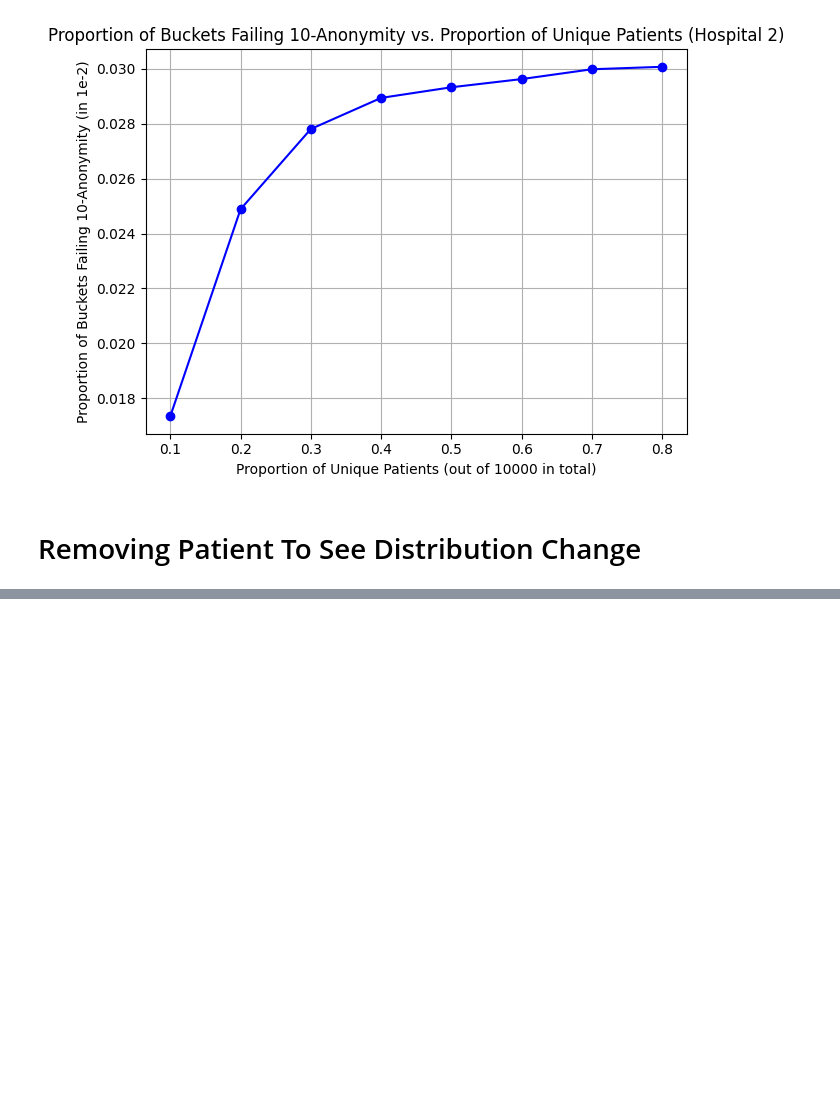
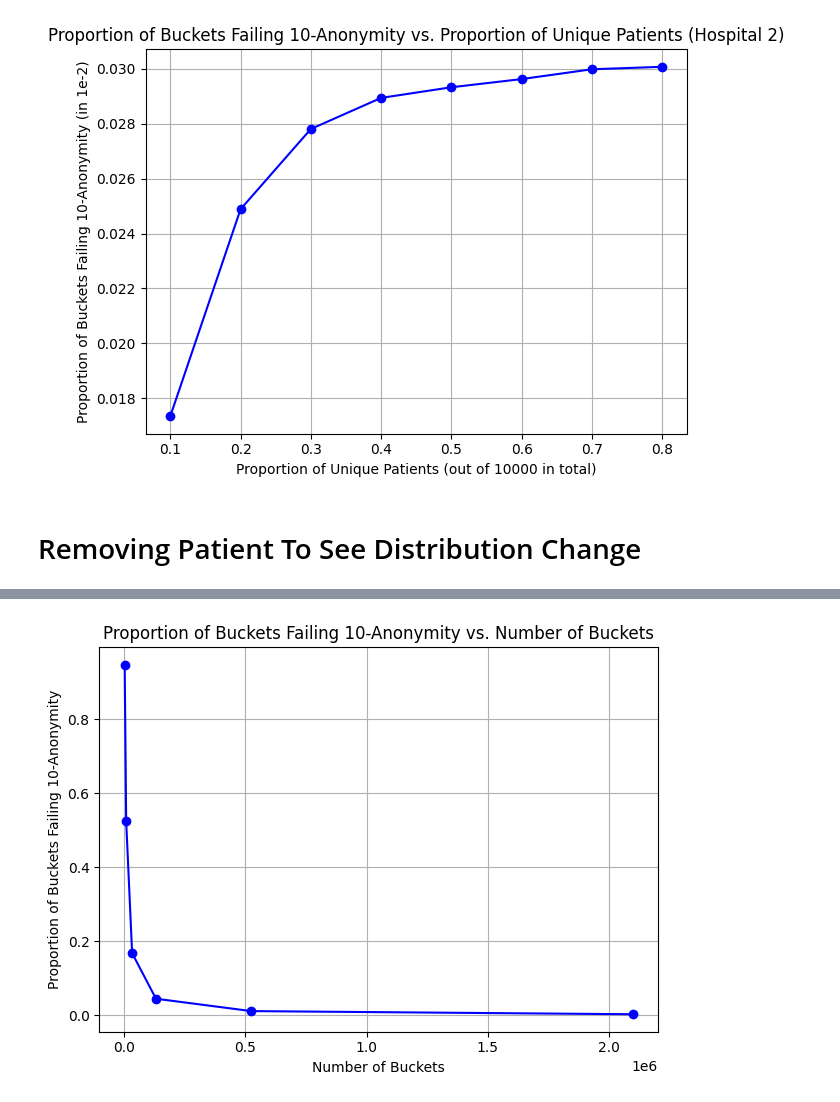
Before and after one commit to bjoggin/hll, a Jupyter notebook: hllpp_experiments.ipynb, the cells around one changed output, grey strips where cells are left out. Saved outputs shown, nothing was run; the diff lists cells and outputs as text; code cells hidden in the pictures; blank space fills up the shorter version.

```diff
--- a/hllpp_experiments.ipynb
+++ b/hllpp_experiments.ipynb
@@ -75,0 +230,13 @@ patients_all = generate_patients_with_duplicates(unique_patients_total, patients
+# %%
+unique_patients_total = 6000
+patients_total = 10000
+patients_all = generate_patients_with_duplicates(unique_patients_total, patients_total, 10)
+# %%
+p_non_k_for_diff_p = []
+for p in range(20, 30, 2):
+    hllpp_original = HyperLogLogPlusPlus(p, 25)
+    for patient in patients_all:
+        hllpp_original.add(patient)
+    original_p_non_k = hllpp_original.proportion_not_k_anonymous(K)
+    print(hllpp_original.mode)
+    p_non_k_for_diff_p.append(original_p_non_k)
@@ -75,0 +254,10 @@ patients_all = generate_patients_with_duplicates(unique_patients_total, patients
+# %%
+plt.plot(2**(np.array(range(11, 30, 2))[:6]), np.array(p_non_k_for_diff_p)[:6], marker='o', linestyle='-', color='b')
+plt.title("Proportion of Buckets Failing 10-Anonymity vs. Number of Buckets")
+plt.xlabel("Number of Buckets")
+plt.ylabel("Proportion of Buckets Failing 10-Anonymity")
+plt.grid(True)
+plt.tight_layout()
+plt.show()
+# %% [output]
+[figure, added]
```
Also changed, not shown: parts of 14 cells of this notebook, 2 other files.
